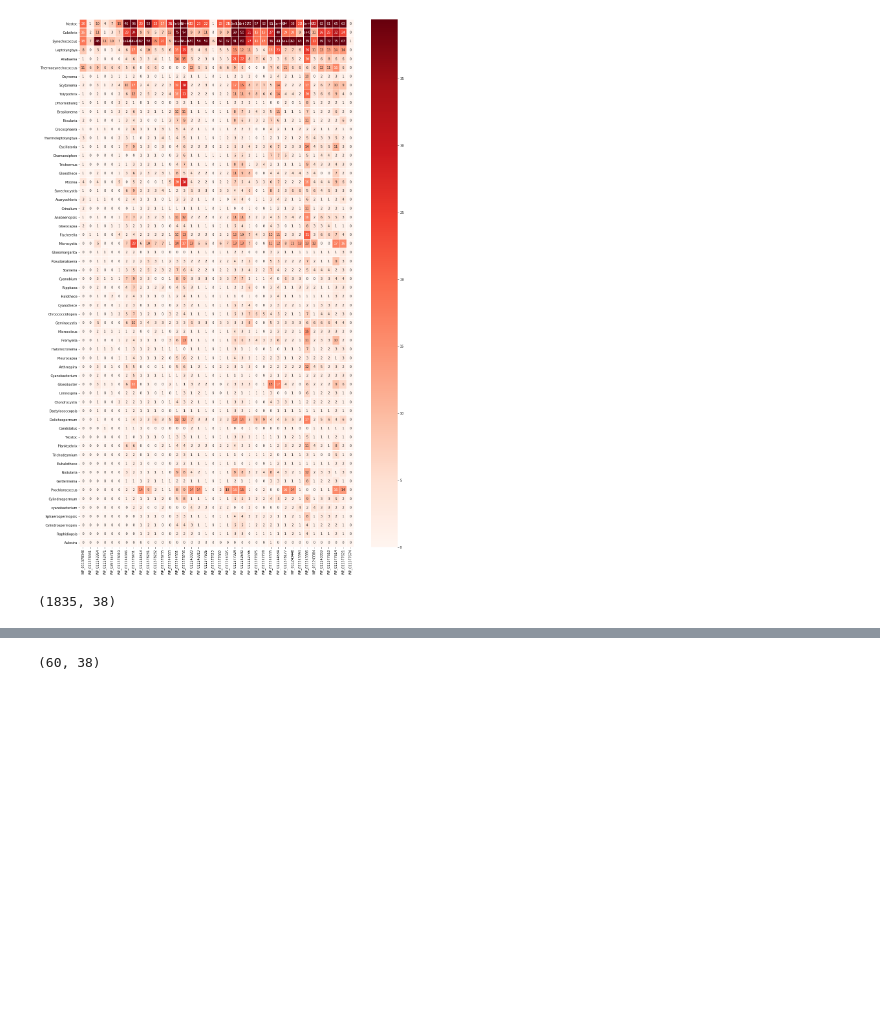
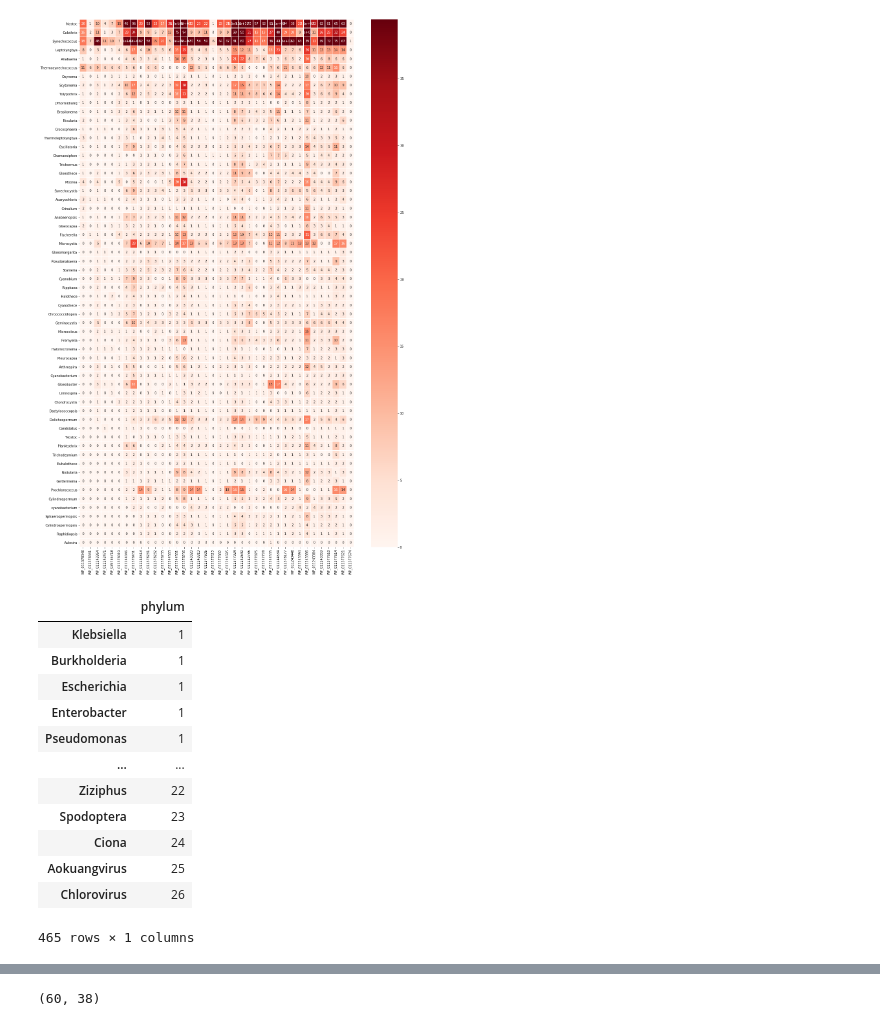
Before and after one commit to Kanomble/blast_result_processing, a Jupyter notebook: scripts/Heatmap_genus_BLASTDATA.ipynb, the cells around one changed output, grey strips where cells are left out. Drawn from its saved outputs; the diff is of its cells as text; code cells hidden in the pictures; blank space fills up the shorter version.

```diff
--- a/scripts/Heatmap_genus_BLASTDATA.ipynb
+++ b/scripts/Heatmap_genus_BLASTDATA.ipynb
@@ -219,10 +297,22 @@ sns.heatmap(frame, cmap='Reds', linewidths=0.5, annot=True, robust = True)
 # %% [output]
 <matplotlib.axes._subplots.AxesSubplot at 0x...>
 [figure]
-# %%
-frame.shape
-# %% [output]
-(1835, 38)
+# %%
+df[['phylum']]
+# %% [output]
+|  | phylum |
+| Klebsiella | 1 |
+| Burkholderia | 1 |
+| Escherichia | 1 |
+| Enterobacter | 1 |
+| Pseudomonas | 1 |
+| ... | ... |
+| Ziziphus | 22 |
+| Spodoptera | 23 |
+| Ciona | 24 |
+| Aokuangvirus | 25 |
+| Chlorovirus | 26 |
+465 rows × 1 columns
 # %%
 '''
 function to create a heatmap, given the dataframe created with the function preparing_heatmap or create_subframes.
```
Also changed, not shown: parts of 21 cells of this notebook.
